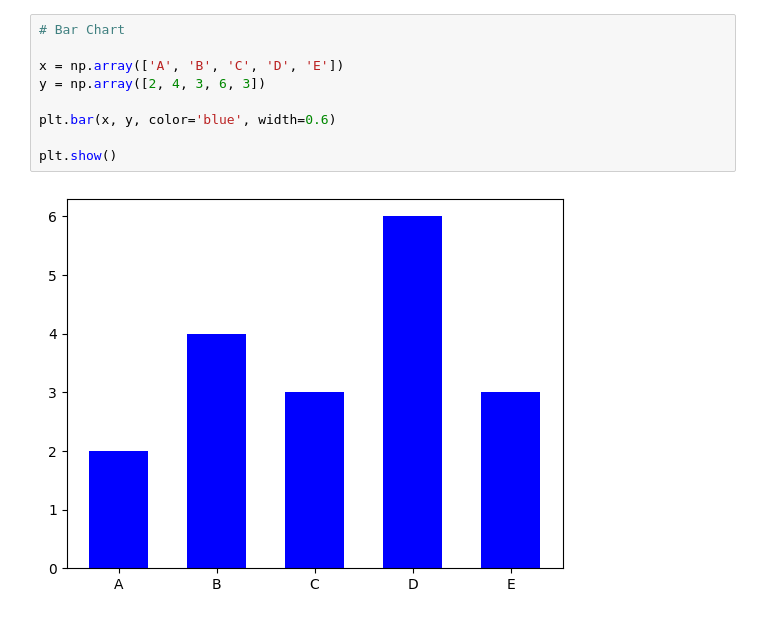
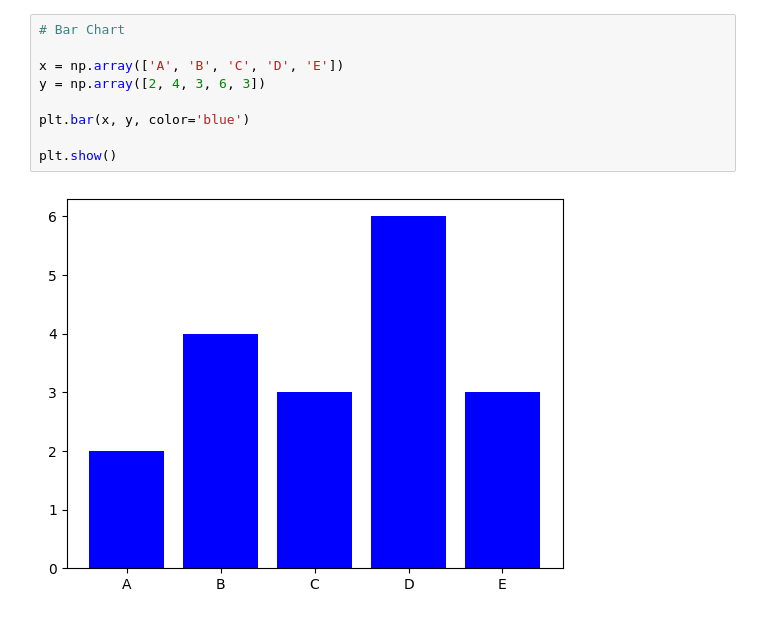
Before and after one commit to Islam-Raad-dev/GCI-World-Program, a Jupyter notebook: 04-Matplotlib/Lesson.ipynb, the cells around one changed output. Saved outputs shown, nothing was run; the diff lists cells and outputs as text.

```diff
--- a/04-Matplotlib/Lesson.ipynb
+++ b/04-Matplotlib/Lesson.ipynb
@@ -20,11 +25,11 @@ plt.plot(x, y,  marker='o', color='blue', markersize=8, label='Data Points')
 # %%
 # Bar Chart
 
 x = np.array(['A', 'B', 'C', 'D', 'E'])
 y = np.array([2, 4, 3, 6, 3])
 
-plt.bar(x, y, color='blue', width=0.6)
+plt.bar(x, y, color='blue')
 
 plt.show()
 # %% [output]
-[figure, old version]
+[figure, new version]
```
Also changed, not shown: parts of 3 cells of this notebook.
